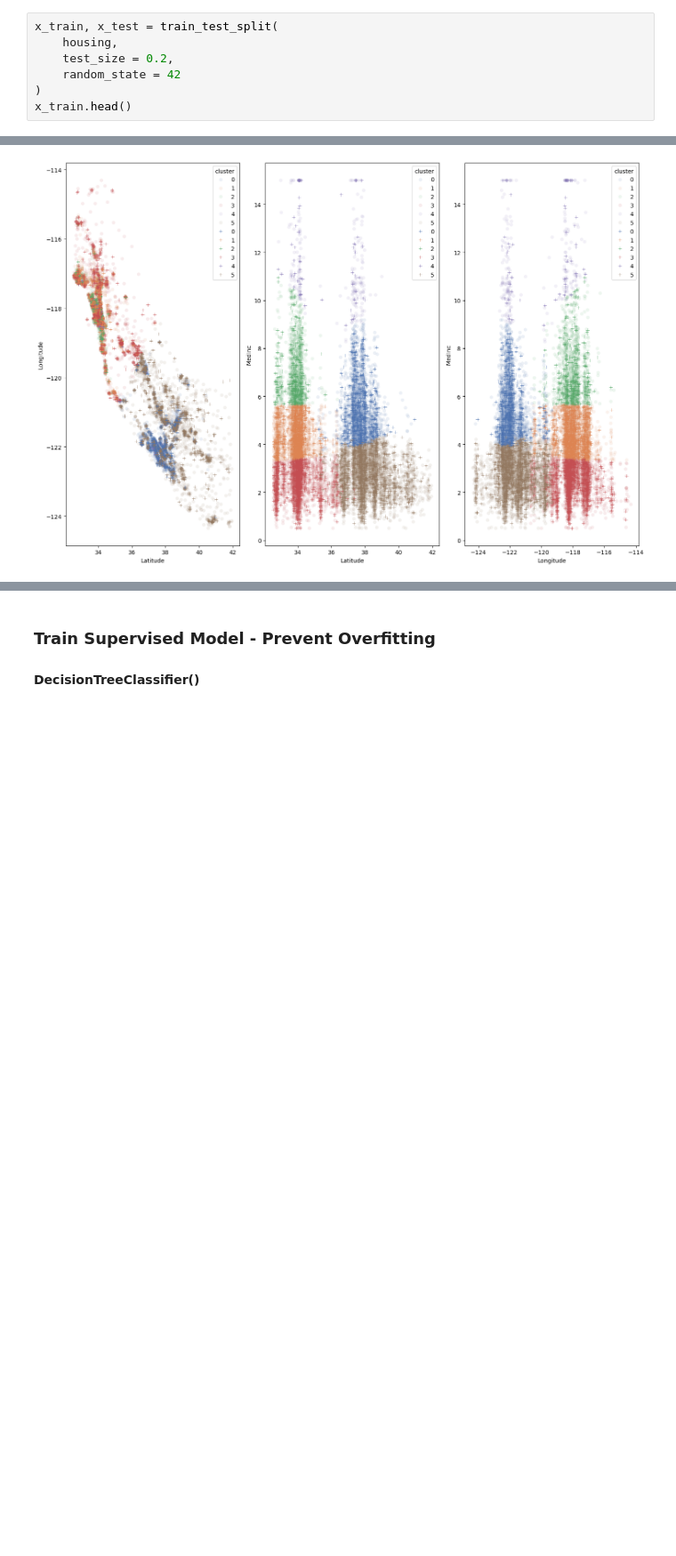
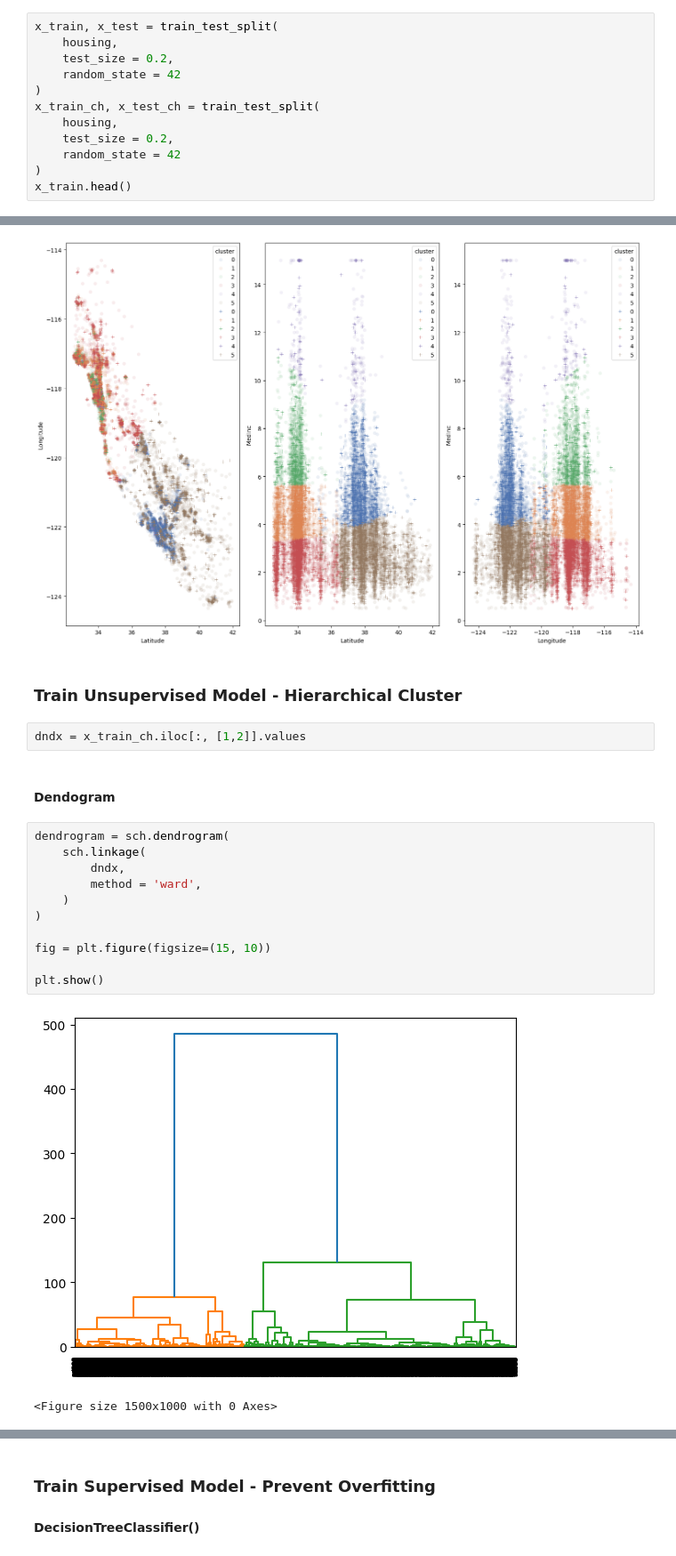
Before and after one commit to Diegomca98/4geeks-ml-template-prjs, a Jupyter notebook: src/explore.ipynb, the cells around one changed output, grey strips where cells are left out. Shown at 89% size. Saved outputs shown, nothing was run; the diff lists cells and outputs as text; blank space fills up the shorter version.

Commit message:
<Add> Hierarchical Clustaring Model training </add>

```diff
--- a/src/explore.ipynb
+++ b/src/explore.ipynb
@@ -63,6 +65,11 @@ x_train, x_test = train_test_split(
     test_size = 0.2,
     random_state = 42
 )
+x_train_ch, x_test_ch = train_test_split(
+    housing,
+    test_size = 0.2,
+    random_state = 42
+)
 x_train.head()
 # %% [output]
 |  | MedInc | Latitude | Longitude |
@@ -224,3 +231,23 @@ plt.tight_layout()
 plt.show()
 # %% [output]
 [figure]
+# %% [markdown]
+### Train Unsupervised Model - Hierarchical Cluster
+# %%
+dndx = x_train_ch.iloc[:, [1,2]].values
+# %% [markdown]
+#### Dendogram
+# %%
+dendrogram = sch.dendrogram(
+    sch.linkage(
+        dndx,
+        method = 'ward',
+    )
+)
+
+fig = plt.figure(figsize=(15, 10))
+
+plt.show()
+# %% [output]
+[figure, added]
+<Figure size 1500x1000 with 0 Axes>
```
Also changed, not shown: parts of 8 cells of this notebook, 3 other files.
